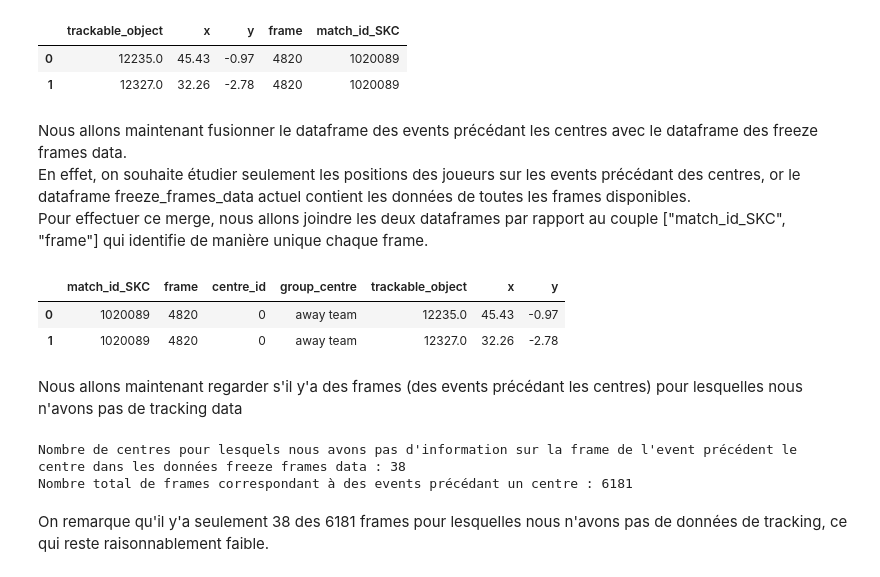
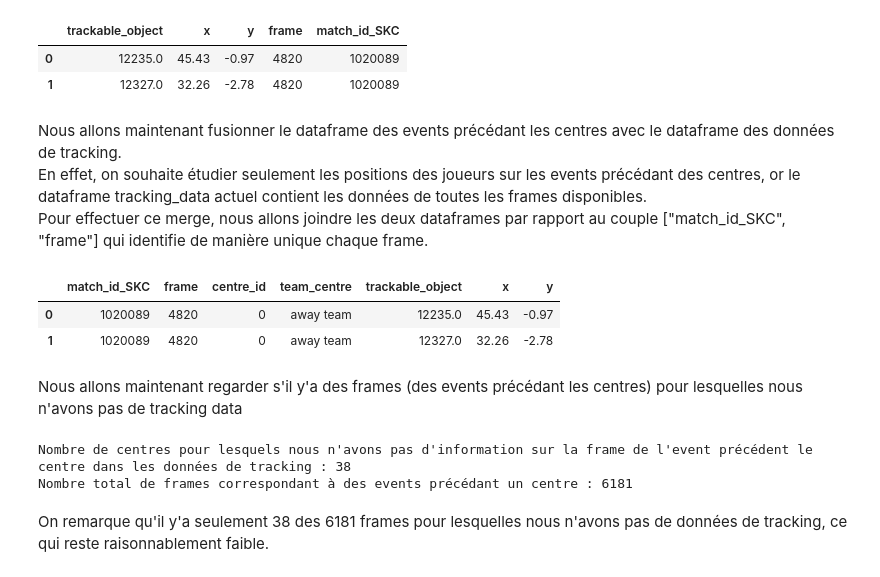
Before and after one commit to Nathan7128/PROJET-4A, a Jupyter notebook: Traitement_donnees/nb_advers_ballon_but/test_nb_advers_ballon_but.ipynb, the cells around one changed output. Saved outputs shown, nothing was run; the diff lists cells and outputs as text; code cells hidden in the pictures.

```diff
--- a/Traitement_donnees/nb_advers_ballon_but/test_nb_advers_ballon_but.ipynb
+++ b/Traitement_donnees/nb_advers_ballon_but/test_nb_advers_ballon_but.ipynb
@@ -121,5 +121,5 @@ centres["centre_id"] = range(len(events_avant_centre))
 events_avant_centre.drop("group", axis = 1, inplace = True)
 events_avant_centre = pd.merge(events_avant_centre, centres[["group", "centre_id"]], on = "centre_id")
 
-# De plus, pour éviter les confusions, nous allons renomer la colonne "group" par "group_centre"
-events_avant_centre.rename({"group" : "group_centre"}, axis = 1, inplace = True)
+# De plus, pour éviter les confusions, nous allons renomer la colonne "group" par "team_centre"
+events_avant_centre.rename({"group" : "team_centre"}, axis = 1, inplace = True)
@@ -141,8 +142,8 @@ Pour cela, nous allons utiliser les données freeze frames data que nous avions
 # %%
-req = cursor.execute(f"SELECT trackable_object, x, y, frame, match_id_SKC FROM freeze_frames_data")
+req = cursor.execute(f"SELECT trackable_object, x, y, frame, match_id_SKC FROM tracking_data")
 res = req.fetchall()
 desc = req.description
-freeze_frames_data = pd.DataFrame(res)
-freeze_frames_data.columns = [i[0] for i in desc]
+tracking_data = pd.DataFrame(res)
+tracking_data.columns = [i[0] for i in desc]
 # %%
 # Aperçu des données
@@ -152,25 +153,28 @@ freeze_frames_data.head(2)
 | 0 | 12235.0 | 45.43 | -0.97 | 4820 | 1020089 |
 | 1 | 12327.0 | 32.26 | -2.78 | 4820 | 1020089 |
 # %% [markdown]
-Nous allons maintenant fusionner le dataframe des events précédant les centres avec le dataframe des freeze frames data.
-En effet, on souhaite étudier seulement les positions des joueurs sur les events précédant des centres, or le dataframe freeze_frames_data actuel contient les données de toutes les frames disponibles.
+Nous allons maintenant fusionner le dataframe des events précédant les centres avec le dataframe des données de tracking.
+En effet, on souhaite étudier seulement les positions des joueurs sur les events précédant des centres, or le dataframe tracking_data actuel contient les données de toutes les frames disponibles.
 Pour effectuer ce merge, nous allons joindre les deux dataframes par rapport au couple ["match_id_SKC", "frame"] qui identifie de manière unique chaque frame.
 # %%
-ffd_avant_centre = pd.merge(events_avant_centre[["match_id_SKC", "frame", "centre_id", "group_centre"]],
-                              freeze_frames_data, on = ["match_id_SKC", "frame"])
+td_avant_centre = pd.merge(events_avant_centre[["match_id_SKC", "frame", "centre_id", "team_centre"]],
+                              tracking_data, on = ["match_id_SKC", "frame"])
+# td_avant_centre correspond à "tracking data des events avant les centres"
-# %%
-ffd_avant_centre.head(2)
-# %% [output]
-|  | match_id_SKC | frame | centre_id | group_centre | trackable_object | x | y |
-| 0 | 1020089 | 4820 | 0 | away team | 12235.0 | 45.43 | -0.97 |
-| 1 | 1020089 | 4820 | 0 | away team | 12327.0 | 32.26 | -2.78 |
+# %%
+# Aperçu des données
+td_avant_centre.head(2)
+# %% [output]
+|  | match_id_SKC | frame | centre_id | team_centre | trackable_object | x | y |
+| 0 | 1020089 | 4820 | 0 | away team | 12235.0 | 45.43 | -0.97 |
+| 1 | 1020089 | 4820 | 0 | away team | 12327.0 | 32.26 | -2.78 |
 # %% [markdown]
 Nous allons maintenant regarder s'il y'a des frames (des events précédant les centres) pour lesquelles nous n'avons pas de tracking data
 # %%
-print("Nombre de centres pour lesquels nous n'avons pas d'information sur la frame de l'event précédent le centre dans les données freeze frames data :", len(events_avant_centre[~events_avant_centre.centre_id.isin(freeze_frames_data.centre_id)]))
+print("Nombre de centres pour lesquels nous n'avons pas d'information sur la frame de l'event précédent le centre dans les données de tracking :",
+      len(events_avant_centre[~events_avant_centre.centre_id.isin(td_avant_centre.centre_id)]))
 print("Nombre total de frames correspondant à des events précédant un centre :", len(events_avant_centre))
 # %% [output]
-Nombre de centres pour lesquels nous avons pas d'information sur la frame de l'event précédent le centre dans les données freeze frames data : 38
+Nombre de centres pour lesquels nous n'avons pas d'information sur la frame de l'event précédent le centre dans les données de tracking : 38
 Nombre total de frames correspondant à des events précédant un centre : 6181
 # %% [markdown]
 On remarque qu'il y'a seulement 38 des 6181 frames pour lesquelles nous n'avons pas de données de tracking, ce qui reste raisonnablement faible.
```
Also changed, not shown: parts of 58 cells of this notebook, 1 other file.
